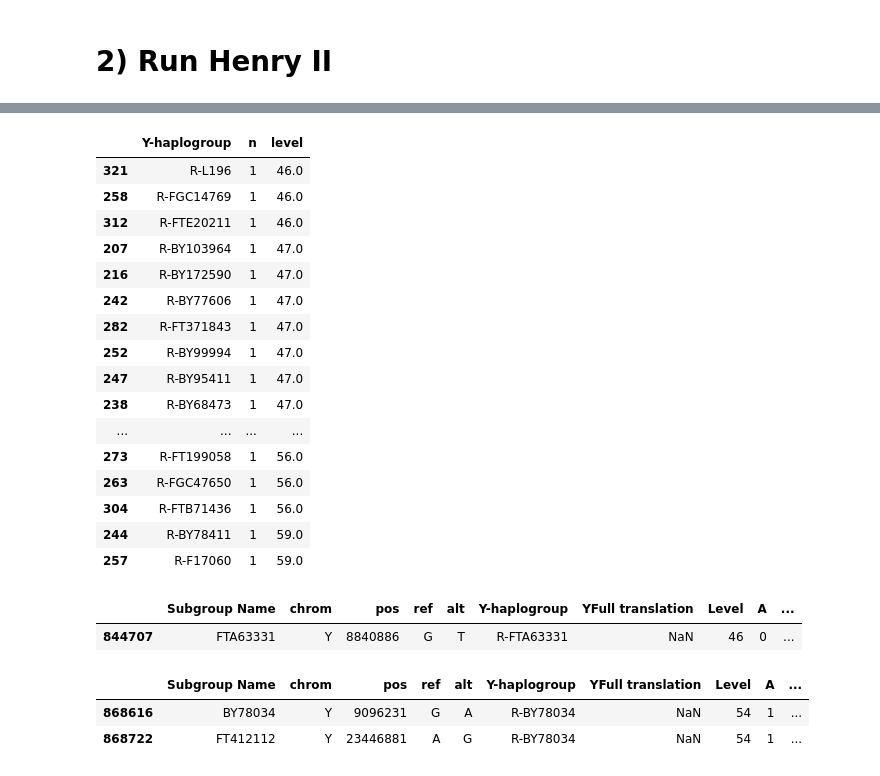
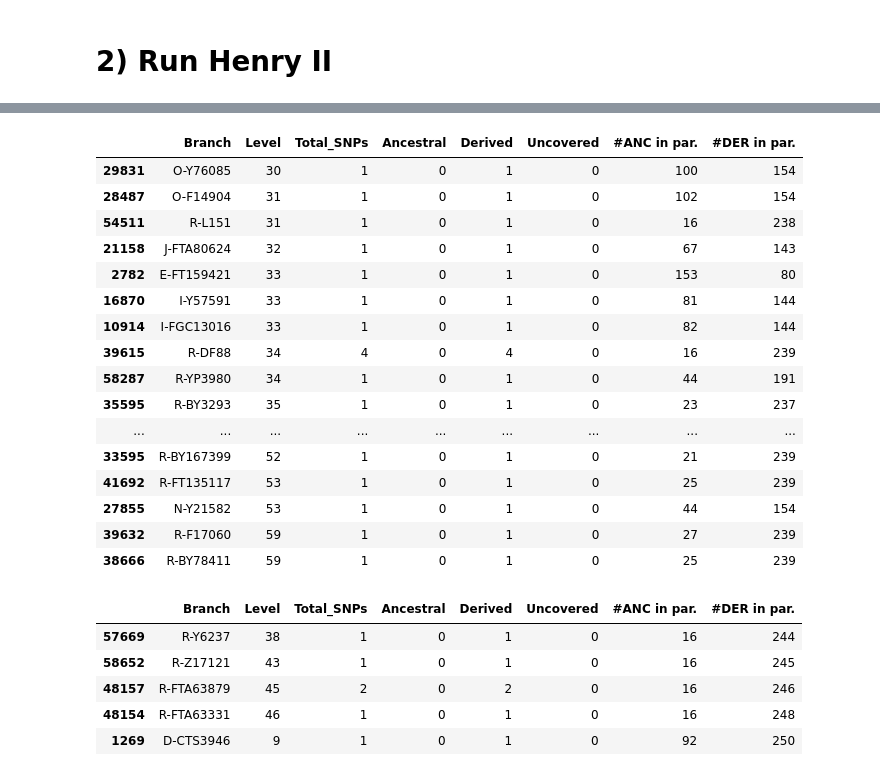
Before and after one commit to hringbauer/y_chrom, a Jupyter notebook: notebooks/run_pulldown_OY.ipynb, the cells around one changed output, grey strips where cells are left out. Saved outputs shown, nothing was run; the diff lists cells and outputs as text; code cells hidden in the pictures.

```diff
--- a/notebooks/run_pulldown_OY.ipynb
+++ b/notebooks/run_pulldown_OY.ipynb
@@ -250,31 +308,0 @@ dfc2 = dfc[dfc["n"]>1] # Only extract Y haplogroups that have 2 SNPs derived
-# %%
-dfc.sort_values(by="level")[-50:] R-FTA98646 and R-FTF30738
-# %% [output]
-|  | Y-haplogroup | n | level |
-| 321 | R-L196 | 1 | 46.0 |
-| 258 | R-FGC14769 | 1 | 46.0 |
-| 312 | R-FTE20211 | 1 | 46.0 |
-| 207 | R-BY103964 | 1 | 47.0 |
-| 216 | R-BY172590 | 1 | 47.0 |
-| 242 | R-BY77606 | 1 | 47.0 |
-| 282 | R-FT371843 | 1 | 47.0 |
-| 252 | R-BY99994 | 1 | 47.0 |
-| 247 | R-BY95411 | 1 | 47.0 |
-| 238 | R-BY68473 | 1 | 47.0 |
-| ... | ... | ... | ... |
-| 273 | R-FT199058 | 1 | 56.0 |
-| 263 | R-FGC47650 | 1 | 56.0 |
-| 304 | R-FTB71436 | 1 | 56.0 |
-| 244 | R-BY78411 | 1 | 59.0 |
-| 257 | R-F17060 | 1 | 59.0 |
-# %%
-df_ch[df_ch["Subgroup Name"].str.contains("FTA63331")]
-# %% [output]
-|  | Subgroup Name | chrom | pos | ref | alt | Y-haplogroup | YFull translation | Level | A | ... |
-| 844707 | FTA63331 | Y | 8840886 | G | T | R-FTA63331 | NaN | 46 | 0 | ... |
-# %%
-df_ch[df_ch["Y-haplogroup"]=="R-BY78034"] # -FTA63879
-# %% [output]
-|  | Subgroup Name | chrom | pos | ref | alt | Y-haplogroup | YFull translation | Level | A | ... |
-| 868616 | BY78034 | Y | 9096231 | G | A | R-BY78034 | NaN | 54 | 1 | ... |
-| 868722 | FT412112 | Y | 23446881 | A | G | R-BY78034 | NaN | 54 | 1 | ... |
@@ -280,0 +311,32 @@ df_ch[df_ch["Y-haplogroup"]=="R-BY78034"] # -FTA63879
+# %%
+dft = div_anc_der(df_ch)
+dfd =dft[dft["Derived"]>dft["Ancestral"]]
+# %%
+dfd[-50:]
+# %% [output]
+|  | Branch | Level | Total_SNPs | Ancestral | Derived | Uncovered | #ANC in par. | #DER in par. |
+| 29831 | O-Y76085 | 30 | 1 | 0 | 1 | 0 | 100 | 154 |
+| 28487 | O-F14904 | 31 | 1 | 0 | 1 | 0 | 102 | 154 |
+| 54511 | R-L151 | 31 | 1 | 0 | 1 | 0 | 16 | 238 |
+| 21158 | J-FTA80624 | 32 | 1 | 0 | 1 | 0 | 67 | 143 |
+| 2782 | E-FT159421 | 33 | 1 | 0 | 1 | 0 | 153 | 80 |
+| 16870 | I-Y57591 | 33 | 1 | 0 | 1 | 0 | 81 | 144 |
+| 10914 | I-FGC13016 | 33 | 1 | 0 | 1 | 0 | 82 | 144 |
+| 39615 | R-DF88 | 34 | 4 | 0 | 4 | 0 | 16 | 239 |
+| 58287 | R-YP3980 | 34 | 1 | 0 | 1 | 0 | 44 | 191 |
+| 35595 | R-BY3293 | 35 | 1 | 0 | 1 | 0 | 23 | 237 |
+| ... | ... | ... | ... | ... | ... | ... | ... | ... |
+| 33595 | R-BY167399 | 52 | 1 | 0 | 1 | 0 | 21 | 239 |
+| 41692 | R-FT135117 | 53 | 1 | 0 | 1 | 0 | 25 | 239 |
+| 27855 | N-Y21582 | 53 | 1 | 0 | 1 | 0 | 44 | 154 |
+| 39632 | R-F17060 | 59 | 1 | 0 | 1 | 0 | 27 | 239 |
+| 38666 | R-BY78411 | 59 | 1 | 0 | 1 | 0 | 25 | 239 |
+# %%
+dfd.sort_values(by="#DER in par.").tail()
+# %% [output]
+|  | Branch | Level | Total_SNPs | Ancestral | Derived | Uncovered | #ANC in par. | #DER in par. |
+| 57669 | R-Y6237 | 38 | 1 | 0 | 1 | 0 | 16 | 244 |
+| 58652 | R-Z17121 | 43 | 1 | 0 | 1 | 0 | 16 | 245 |
+| 48157 | R-FTA63879 | 45 | 2 | 0 | 2 | 0 | 16 | 246 |
+| 48154 | R-FTA63331 | 46 | 1 | 0 | 1 | 0 | 16 | 248 |
+| 1269 | D-CTS3946 | 9 | 1 | 0 | 1 | 0 | 92 | 250 |
```
Also changed, not shown: parts of 23 cells of this notebook, 3 other files.
